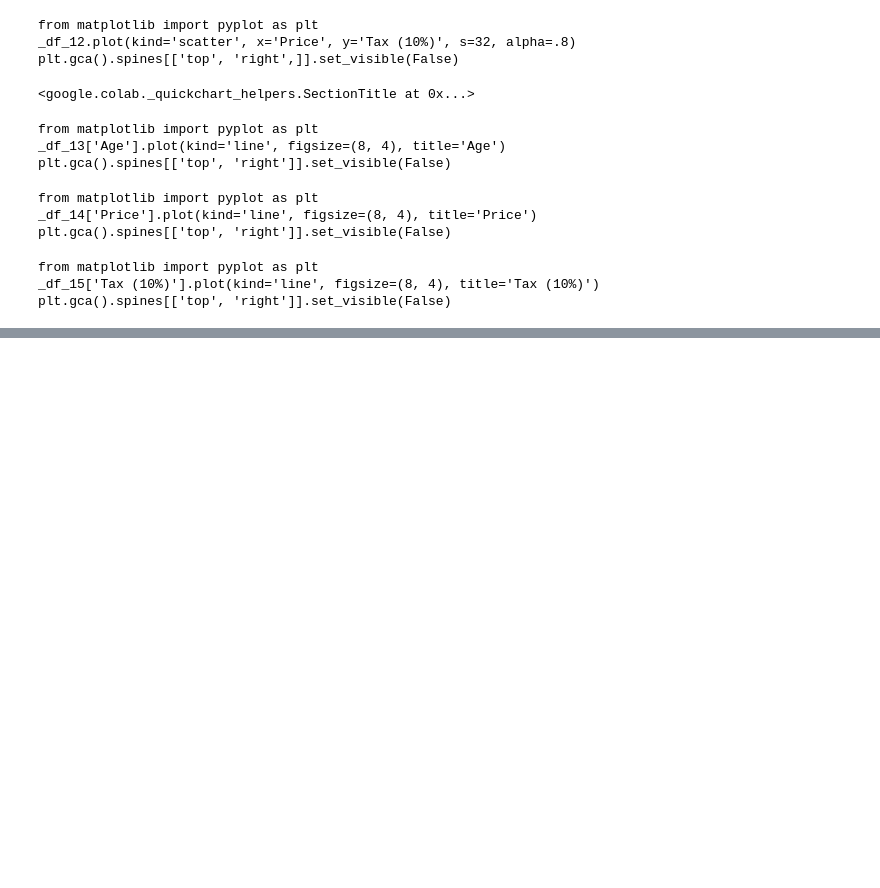
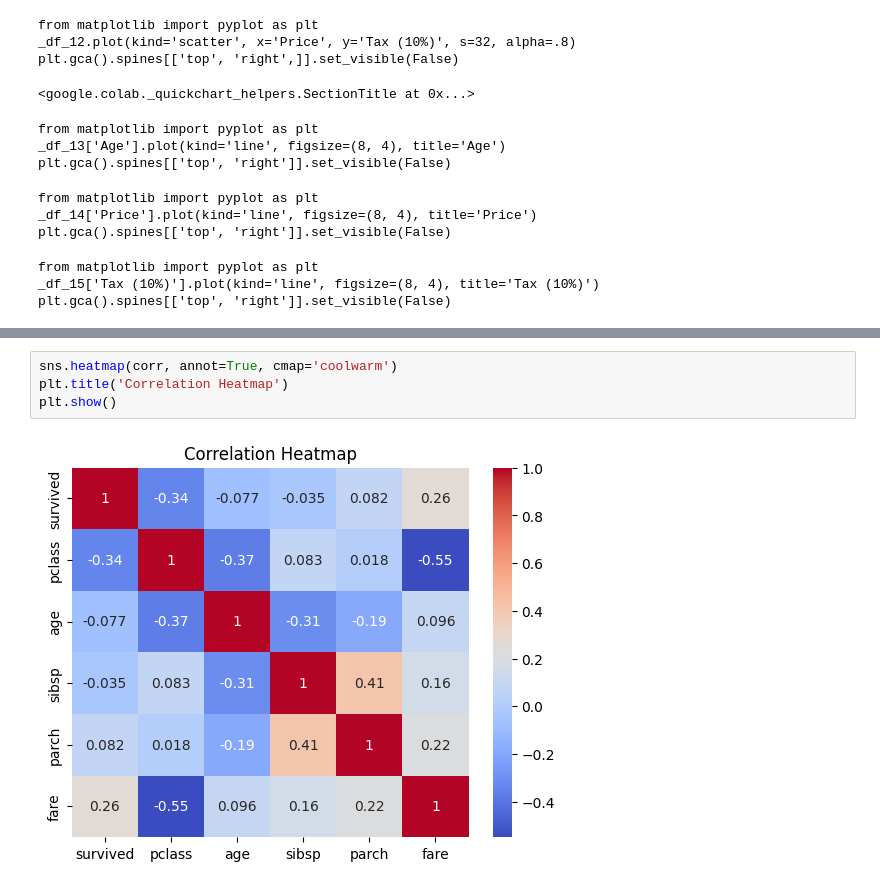
Before and after one commit to 43pratik/ML_lab, a Jupyter notebook: Prac_2.ipynb, the cells around one changed output, grey strips where cells are left out. Saved outputs shown, nothing was run; the diff lists cells and outputs as text; blank space fills up the shorter version.

```diff
--- a/Prac_2.ipynb
+++ b/Prac_2.ipynb
@@ -92,0 +139,6 @@ plt.gca().spines[['top', 'right']].set_visible(False)
+# %%
+sns.heatmap(corr, annot=True, cmap='coolwarm')
+plt.title('Correlation Heatmap')
+plt.show()
+# %% [output]
+[figure, added]
```
Also changed, not shown: parts of 4 cells of this notebook.
